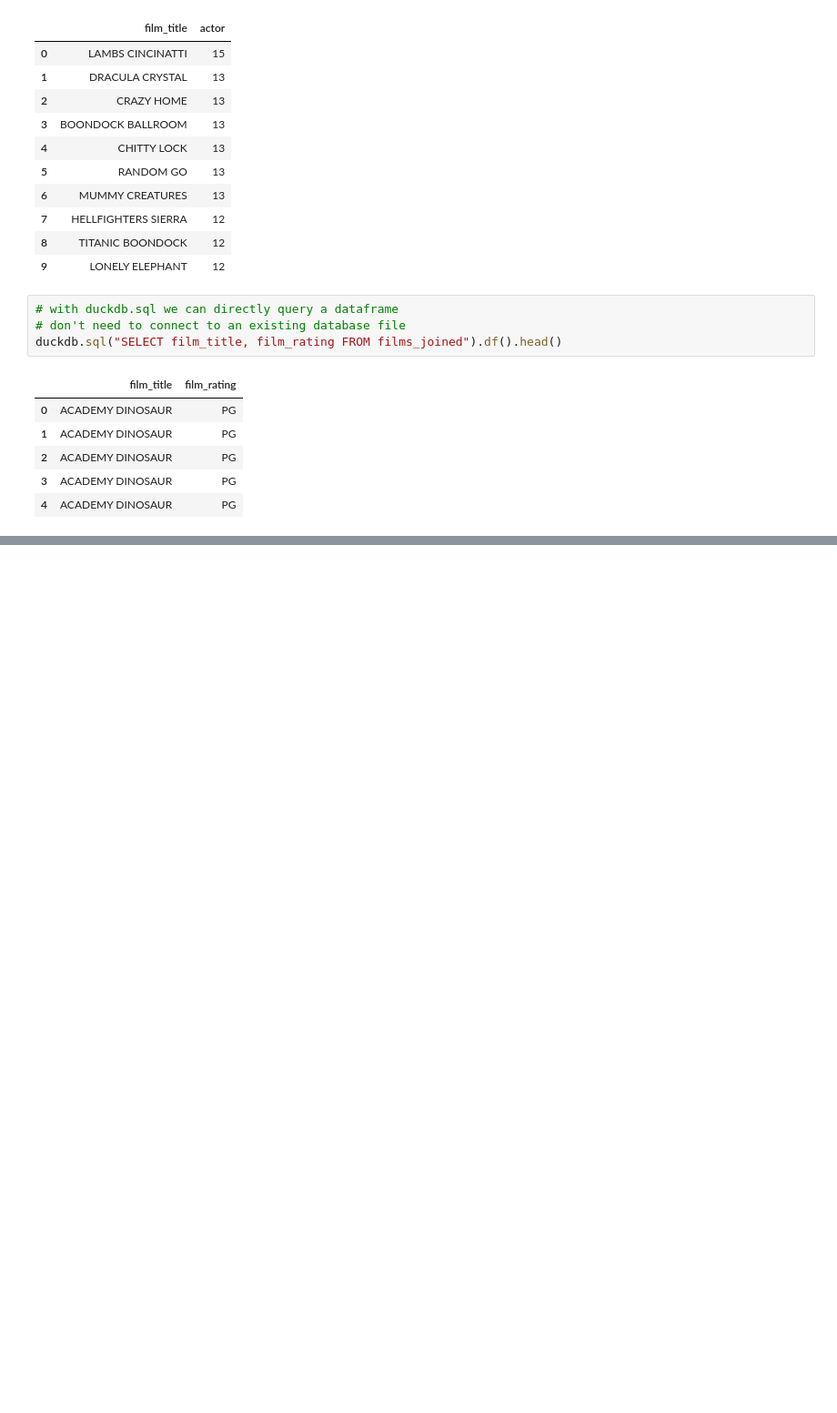
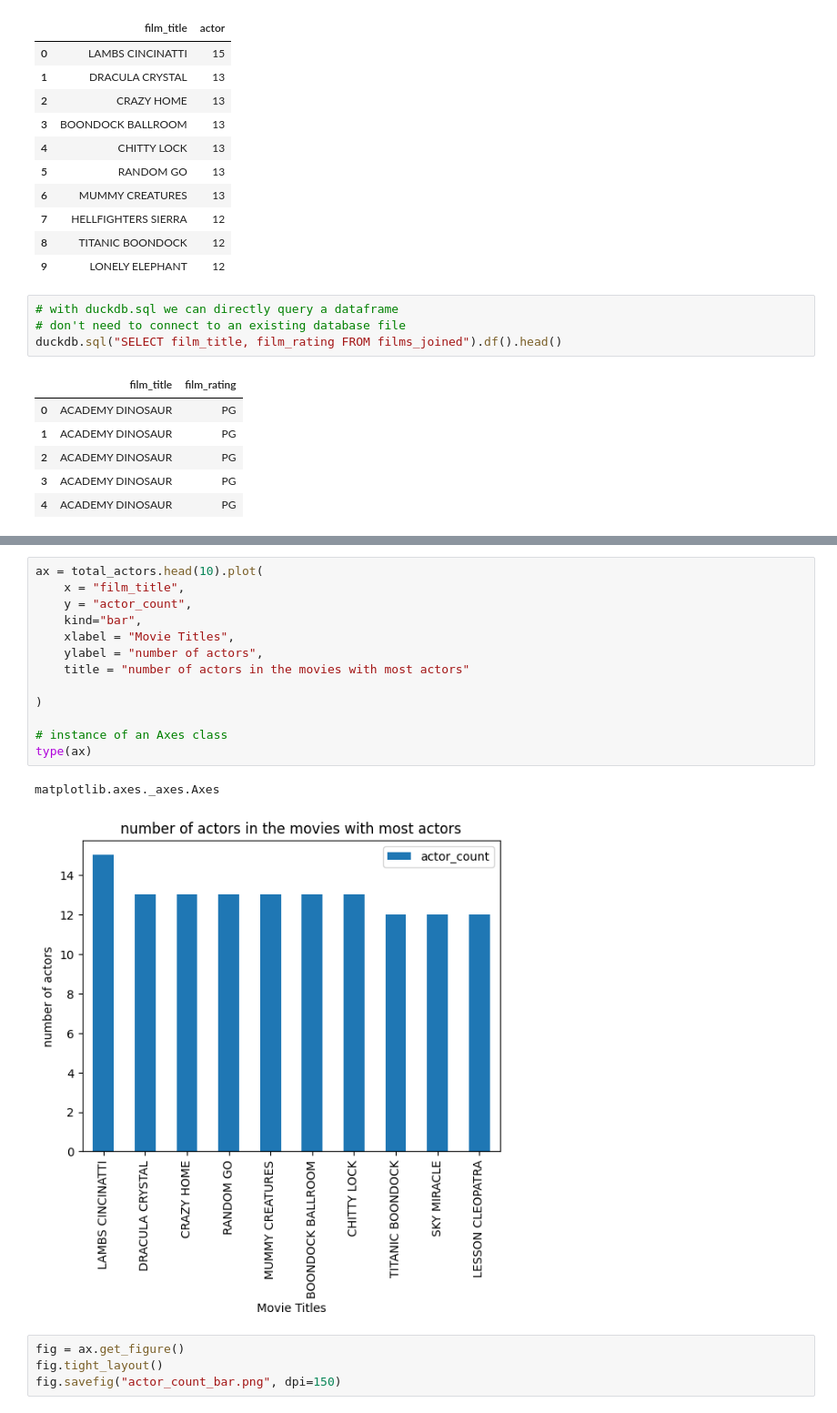
Before and after one commit to omeraytug/duckdb_analytics_omeraytug_mlops25, a Jupyter notebook: code_alongs/18_pandas_duckdb/duckdb_pandas.ipynb, the cells around one changed output, grey strips where cells are left out. Shown: that part at 91% size. Cells and saved outputs as stored; diff of their text form; blank space fills up the shorter version.

```diff
--- a/code_alongs/18_pandas_duckdb/duckdb_pandas.ipynb
+++ b/code_alongs/18_pandas_duckdb/duckdb_pandas.ipynb
@@ -208,0 +222,20 @@ duckdb.sql("SELECT film_title, film_rating FROM films_joined").df().head()
+# %%
+ax = total_actors.head(10).plot(
+    x = "film_title",
+    y = "actor_count",
+    kind="bar",
+    xlabel = "Movie Titles",
+    ylabel = "number of actors",
+    title = "number of actors in the movies with most actors"
+
+)
+
+# instance of an Axes class
+type(ax)
+# %% [output]
+matplotlib.axes._axes.Axes
+[figure, added]
+# %%
+fig = ax.get_figure()
+fig.tight_layout()
+fig.savefig("actor_count_bar.png", dpi=150)
```
Also changed, not shown: parts of 6 cells of this notebook, 2 other files.
